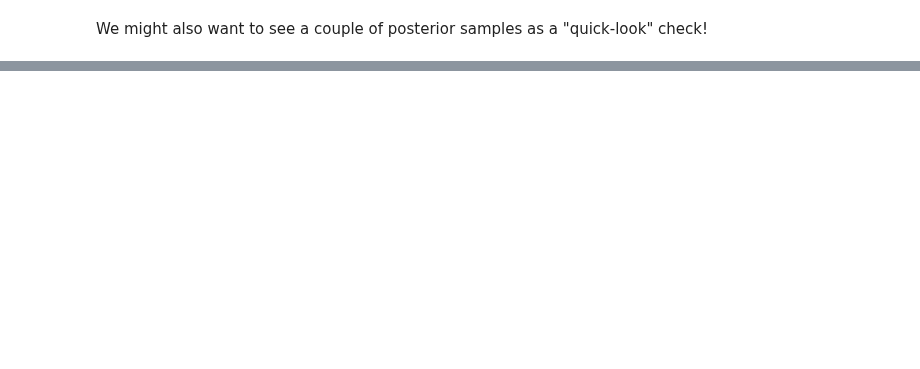
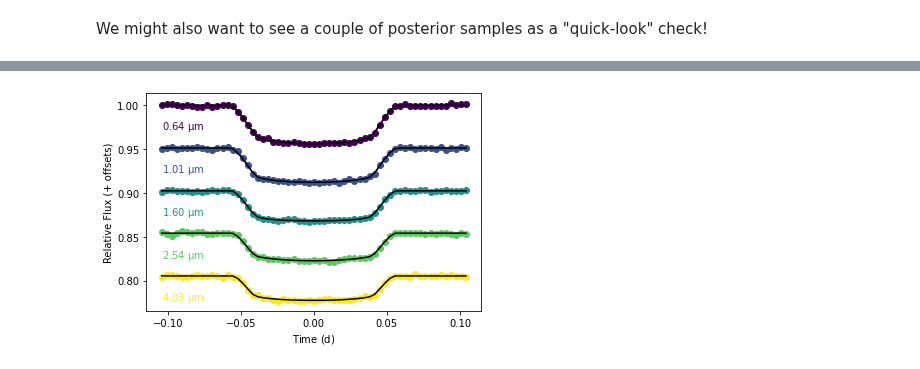
Before and after one commit to catrionamurray/chromatic_fitting, a Jupyter notebook: docs/tutorial_for_transit_fitting.ipynb, the cells around one changed output, grey strips where cells are left out. Drawn from its saved outputs; the diff is of its cells as text; code cells hidden in the pictures; blank space fills up the shorter version.

```diff
--- a/docs/tutorial_for_transit_fitting.ipynb
+++ b/docs/tutorial_for_transit_fitting.ipynb
@@ -107,0 +178,4 @@ t.plot_posteriors()
+# %%
+t.plot_lightcurves()
+# %% [output]
+[figure, added]
```
Also changed, not shown: parts of 10 cells of this notebook, 2 other files.
